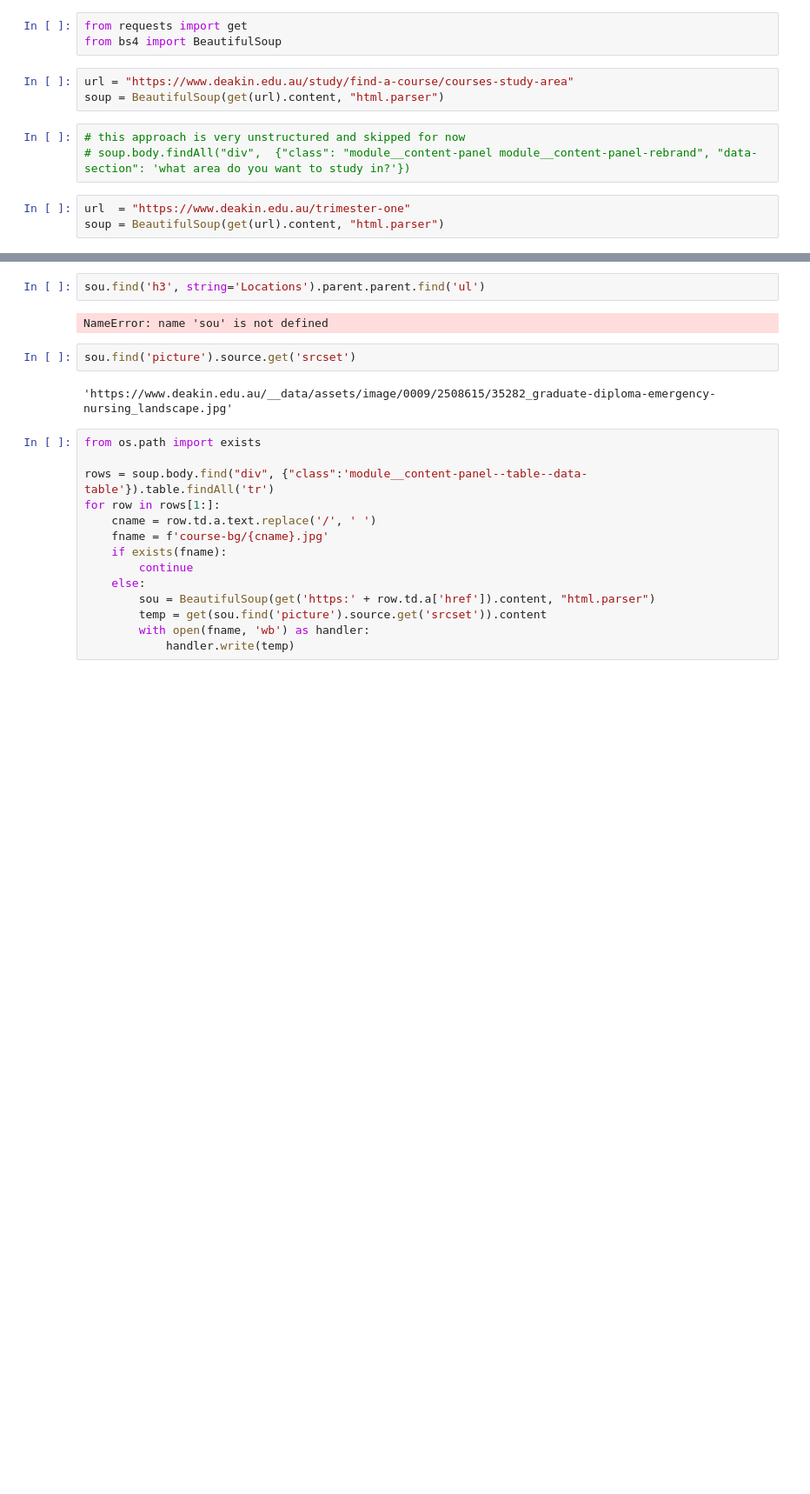
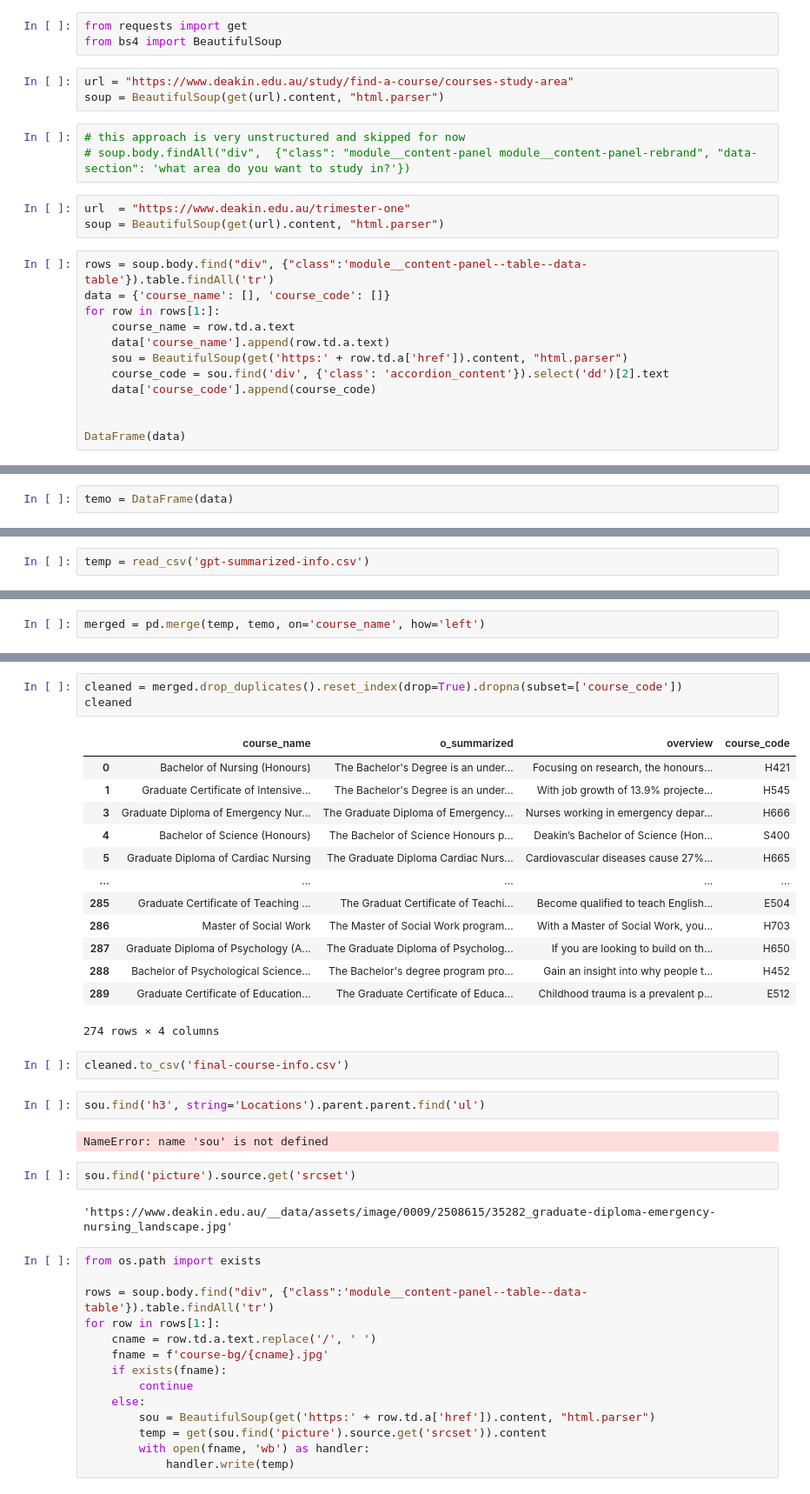
Before and after one commit to VediYD/pepper-bot, a Jupyter notebook: web-scraper.ipynb, the cells around one changed output, grey strips where cells are left out. Shown: that part at 87% size. Saved outputs shown, nothing was run; the diff lists cells and outputs as text; blank space fills up the shorter version.

Commit message:
summarization complete, course code added to info

```diff
--- a/web-scraper.ipynb
+++ b/web-scraper.ipynb
@@ -10,3 +10,15 @@ soup = BeautifulSoup(get(url).content, "html.parser")
 # %%
 url  = "https://www.deakin.edu.au/trimester-one"
 soup = BeautifulSoup(get(url).content, "html.parser")
+# %%
+rows = soup.body.find("div", {"class":'module__content-panel--table--data-table'}).table.findAll('tr')
+data = {'course_name': [], 'course_code': []}
+for row in rows[1:]:
+    course_name = row.td.a.text
+    data['course_name'].append(row.td.a.text)
+    sou = BeautifulSoup(get('https:' + row.td.a['href']).content, "html.parser")
+    course_code = sou.find('div', {'class': 'accordion_content'}).select('dd')[2].text
+    data['course_code'].append(course_code)
+
+
+DataFrame(data)
@@ -12,0 +39,2 @@ soup = BeautifulSoup(get(url).content, "html.parser")
+# %%
+temo = DataFrame(data)
@@ -12,0 +62,2 @@ soup = BeautifulSoup(get(url).content, "html.parser")
+# %%
+temp = read_csv('gpt-summarized-info.csv')
@@ -12,0 +79,2 @@ soup = BeautifulSoup(get(url).content, "html.parser")
+# %%
+merged = pd.merge(temp, temo, on='course_name', how='left')
@@ -13,3 +97,22 @@ soup = BeautifulSoup(get(url).content, "html.parser")
+# %%
+cleaned = merged.drop_duplicates().reset_index(drop=True).dropna(subset=['course_code'])
+cleaned
+# %% [output]
+|  | course_name | o_summarized | overview | course_code |
+| 0 | Bachelor of Nursing (Honours) | The Bachelor's Degree is an under... | Focusing on research, the honours... | H421 |
+| 1 | Graduate Certificate of Intensive... | The Bachelor's Degree is an under... | With job growth of 13.9% projecte... | H545 |
+| 3 | Graduate Diploma of Emergency Nur... | The Graduate Diploma of Emergency... | Nurses working in emergency depar... | H666 |
+| 4 | Bachelor of Science (Honours) | The Bachelor of Science Honours p... | Deakin’s Bachelor of Science (Hon... | S400 |
+| 5 | Graduate Diploma of Cardiac Nursing | The Graduate Diploma Cardiac Nurs... | Cardiovascular diseases cause 27%... | H665 |
+| ... | ... | ... | ... | ... |
+| 285 | Graduate Certificate of Teaching ... | The Graduat Certificate of Teachi... | Become qualified to teach English... | E504 |
+| 286 | Master of Social Work | The Master of Social Work program... | With a Master of Social Work, you... | H703 |
+| 287 | Graduate Diploma of Psychology (A... | The Graduate Diploma of Psycholog... | If you are looking to build on th... | H650 |
+| 288 | Bachelor of Psychological Science... | The Bachelor's degree program pro... | Gain an insight into why people t... | H452 |
+| 289 | Graduate Certificate of Education... | The Graduate Certificate of Educa... | Childhood trauma is a prevalent p... | E512 |
+274 rows × 4 columns
+# %%
+cleaned.to_csv('final-course-info.csv')
 # %%
 sou.find('h3', string='Locations').parent.parent.find('ul')
 # %% [output]
```
Also changed, not shown: parts of 8 cells of this notebook, 2 other files.
